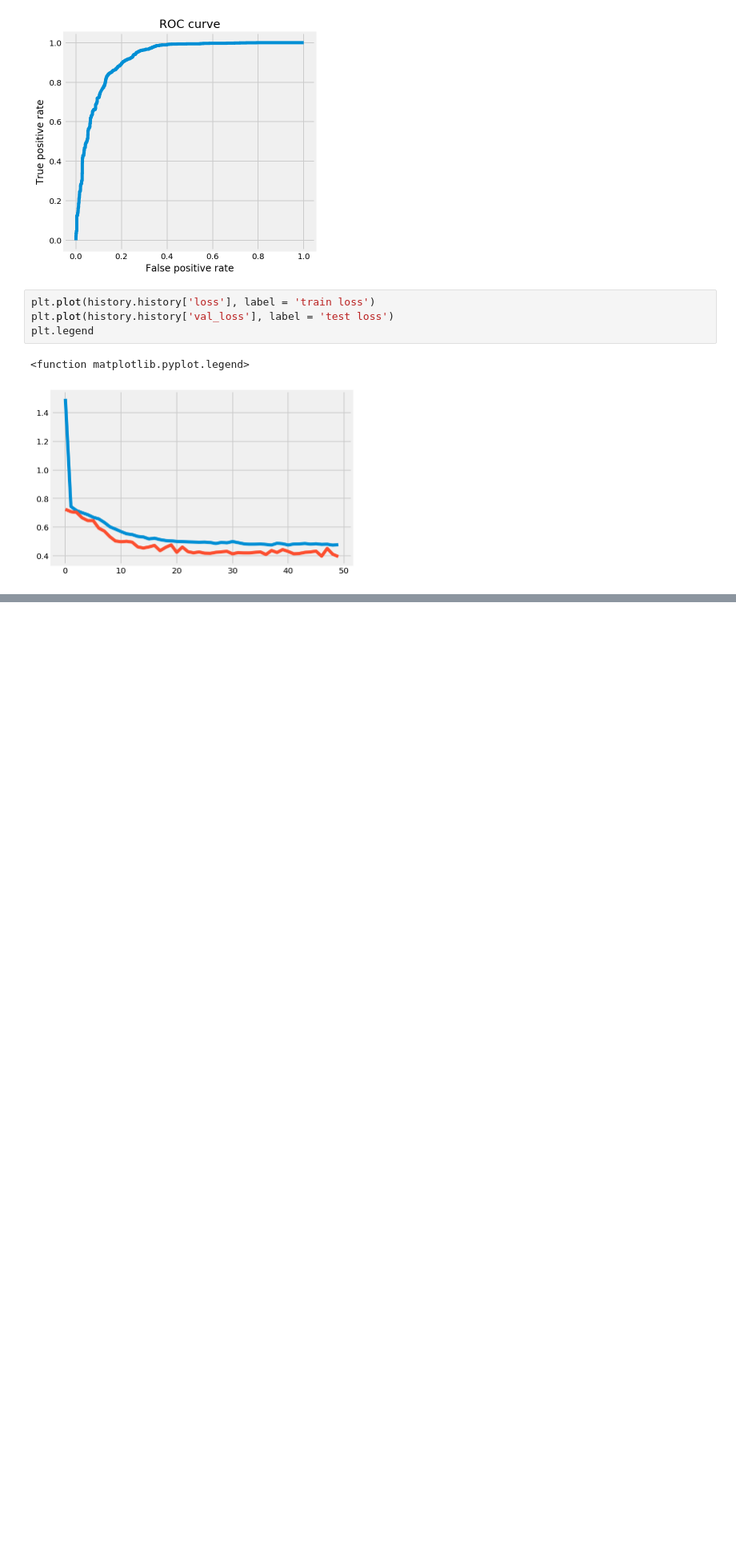
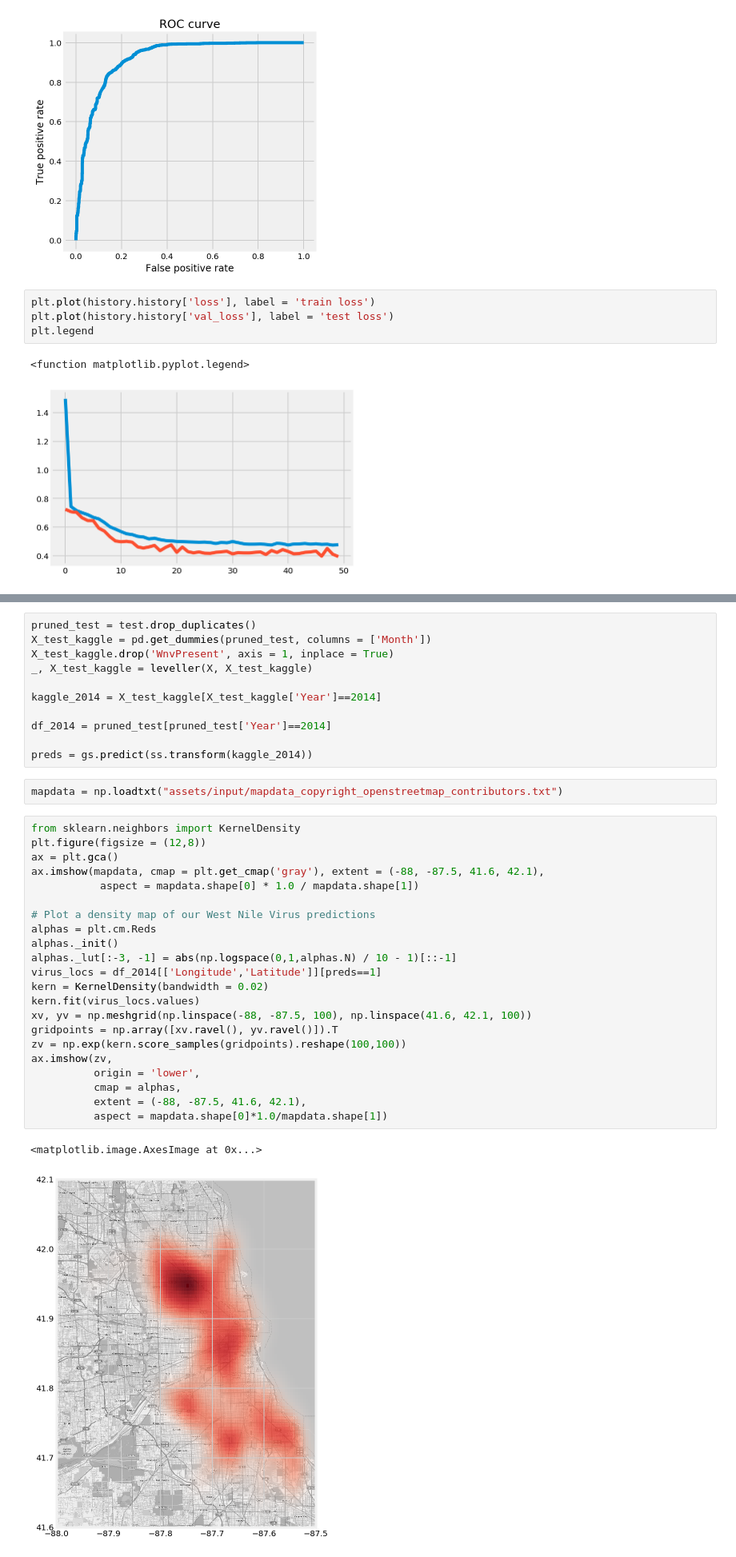
Before and after one commit to jphampton/west-nile, a Jupyter notebook: Models.ipynb, the cells around one changed output, grey strips where cells are left out. Shown at 80% size. Saved outputs shown, nothing was run; the diff lists cells and outputs as text; blank space fills up the shorter version.

Commit message:
Logistic model predictions plot

```diff
--- a/Models.ipynb
+++ b/Models.ipynb
@@ -640,0 +643,38 @@ plt.legend
+# %%
+pruned_test = test.drop_duplicates()
+X_test_kaggle = pd.get_dummies(pruned_test, columns = ['Month'])
+X_test_kaggle.drop('WnvPresent', axis = 1, inplace = True)
+_, X_test_kaggle = leveller(X, X_test_kaggle)
+
+kaggle_2014 = X_test_kaggle[X_test_kaggle['Year']==2014]
+
+df_2014 = pruned_test[pruned_test['Year']==2014]
+
+preds = gs.predict(ss.transform(kaggle_2014))
+# %%
+mapdata = np.loadtxt("assets/input/mapdata_copyright_openstreetmap_contributors.txt")
+# %%
+from sklearn.neighbors import KernelDensity
+plt.figure(figsize = (12,8))
+ax = plt.gca()
+ax.imshow(mapdata, cmap = plt.get_cmap('gray'), extent = (-88, -87.5, 41.6, 42.1),
+           aspect = mapdata.shape[0] * 1.0 / mapdata.shape[1])
+
+# Plot a density map of our West Nile Virus predictions
+alphas = plt.cm.Reds
+alphas._init()
+alphas._lut[:-3, -1] = abs(np.logspace(0,1,alphas.N) / 10 - 1)[::-1]
+virus_locs = df_2014[['Longitude','Latitude']][preds==1]
+kern = KernelDensity(bandwidth = 0.02)
+kern.fit(virus_locs.values)
+xv, yv = np.meshgrid(np.linspace(-88, -87.5, 100), np.linspace(41.6, 42.1, 100))
+gridpoints = np.array([xv.ravel(), yv.ravel()]).T
+zv = np.exp(kern.score_samples(gridpoints).reshape(100,100))
+ax.imshow(zv,
+          origin = 'lower',
+          cmap = alphas,
+          extent = (-88, -87.5, 41.6, 42.1),
+          aspect = mapdata.shape[0]*1.0/mapdata.shape[1])
+# %% [output]
+<matplotlib.image.AxesImage at 0x...>
+[figure, added]
```
Also changed, not shown: parts of 13 cells of this notebook.
